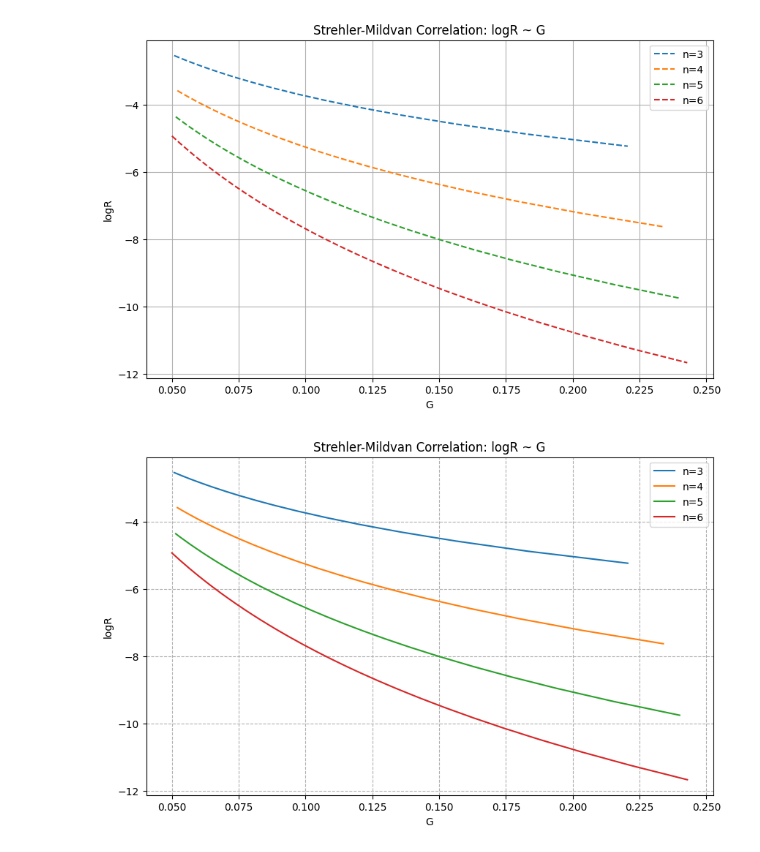
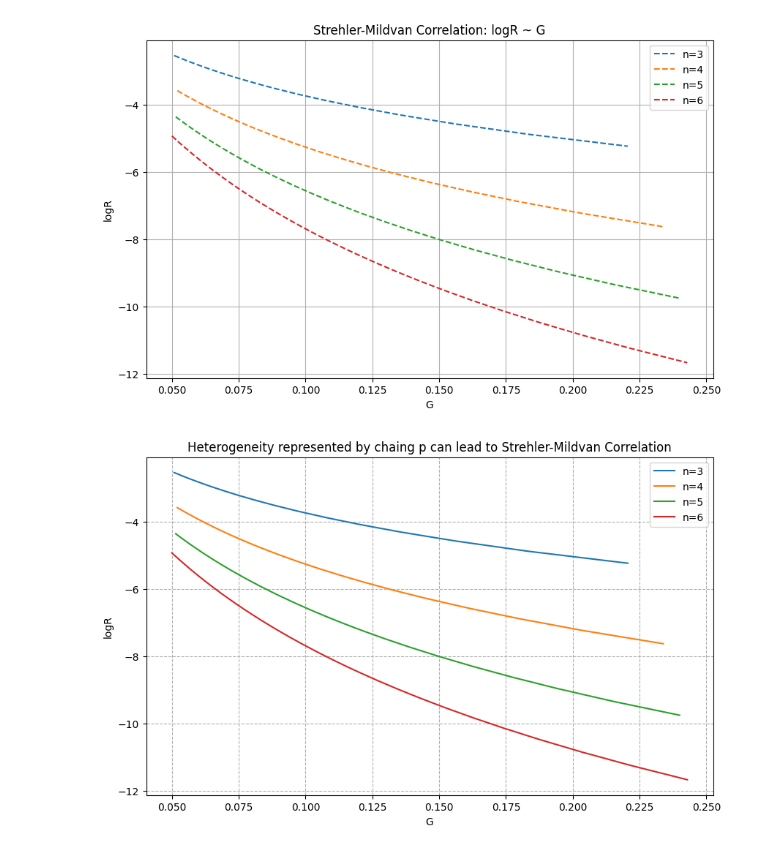
Before and after one commit to hongqin/EAM-2024, a Jupyter notebook: network-aging.ipynb, the cells around one changed output. Saved outputs shown, nothing was run; the diff lists cells and outputs as text; code cells hidden in the pictures.

```diff
--- a/network-aging.ipynb
+++ b/network-aging.ipynb
@@ -762,32 +764,32 @@ p_values = np.linspace(0.5, 1, 100)  # Generating 100 values for p between 0.5 a
 # Function to calculate R and G
 def calculate_R_G(m, n, p, lambda_value):
     R = m * n * p * lambda_value * ((1 - p) ** (n - 1)) / (1 - (1 - p) ** n)
     G = lambda_value * (n - 1) / (1 / p - 1)
     return R, G
 
 # Plotting
 plt.figure(figsize=(10, 6))
 
 for n in n_values:
     logR_values = []
     G_values = []
     for p in p_values:
         R, G = calculate_R_G(m_value, n, p, lambda_value)
         if 0.05 <= G <= 0.25:  # Filter to ensure G falls within the desired range
             logR_values.append(np.log(R))
             G_values.append(G)
 
     plt.plot(G_values, logR_values, label=f'n={n}', linestyle='-')  # Solid lines
 
 # Customize the plot
 plt.xlabel('G')
 plt.ylabel('logR')
-plt.title('Strehler-Mildvan Correlation: logR ~ G')
+plt.title('Heterogeneity represented by chaing p can lead to Strehler-Mildvan Correlation')
 plt.legend()
 
 # Customize the grid lines
 plt.grid(True, which='both', linestyle='--')  # Dashed grid lines
 
 plt.show()
 # %% [output]
-[figure, old version]
+[figure, new version]
```
Also changed, not shown: parts of 16 cells of this notebook.
